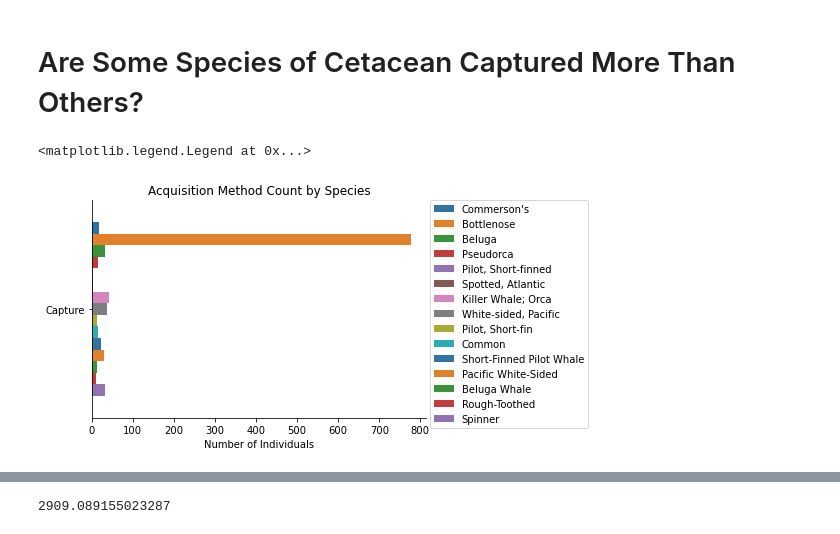
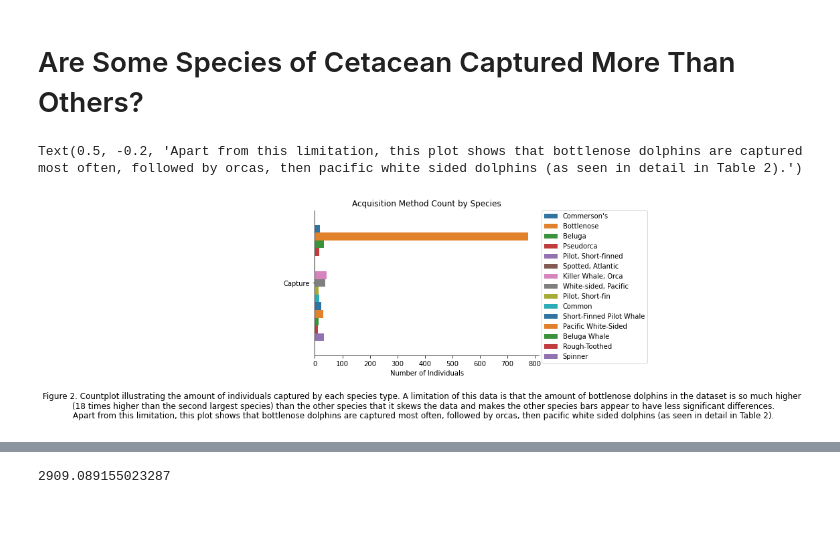
Before and after one commit to data301-2021-summer2/project-group17-project, a Jupyter notebook: analysis/Analysisnotebook.ipynb, the cells around one changed output, grey strips where cells are left out. Drawn from its saved outputs; the diff is of its cells as text; code cells hidden in the pictures.

```diff
--- a/analysis/Analysisnotebook.ipynb
+++ b/analysis/Analysisnotebook.ipynb
@@ -544,24 +551,30 @@ dff = (dfc.loc[lambda x: x['species'].str.contains('False Killer Whale')==False]
 # %%
 # visualize data
 # answers: Are some species of cetacean captured more than others?
 # with data subset from above to make it more readable
 # This may not be a very good way to represent the data but I not sure what would be better since I cannot get counts
 # as a column
 # other than bottlenose, killer whales are the most captured species followed by spinner then pacific white sided
 # would be better with percentages but I cannot figure out how to do that
 
 sns.countplot(data=dff,
               y='acquisition', hue = 'species', palette ='tab10')
 plt.ylabel('')
 plt.title('Acquisition Method Count by Species')
 plt.xlabel('Number of Individuals')
 plt.legend(loc=0)
 sns.despine()
 plt.legend(bbox_to_anchor=(1.01, 1),
            borderaxespad=0)
+txt3="Figure 2. Countplot illustrating the amount of individuals captured by each species type. A limitation of this data is that the amount of bottlenose dolphins in the dataset is so much higher "
+plt.figtext(0.5, -0.1, txt3, wrap=True, horizontalalignment='center', fontsize=12)
+txt4="(18 times higher than the second largest species) than the other species that it skews the data and makes the other species bars appear to have less significant differences."
+plt.figtext(0.5, -0.15, txt4, wrap=True, horizontalalignment='center', fontsize=12)
+txt5 = "Apart from this limitation, this plot shows that bottlenose dolphins are captured most often, followed by orcas, then pacific white sided dolphins (as seen in detail in Table 2)."
+plt.figtext(0.5, -0.2, txt5, wrap=True, horizontalalignment='center', fontsize=12)
 # %% [output]
-<matplotlib.legend.Legend at 0x...>
+Text(0.5, -0.2, 'Apart from this limitation, this plot shows that bottlenose dolphins are captured most often, followed by orcas, then pacific white sided dolphins (as seen in detail in Table 2).')
-[figure, old version]
+[figure, new version]
 # %%
 # would accompany the figure above to give more insight
 # answers: Are some species of cetacean captured more than others?
```
Also changed, not shown: parts of 18 cells of this notebook.
